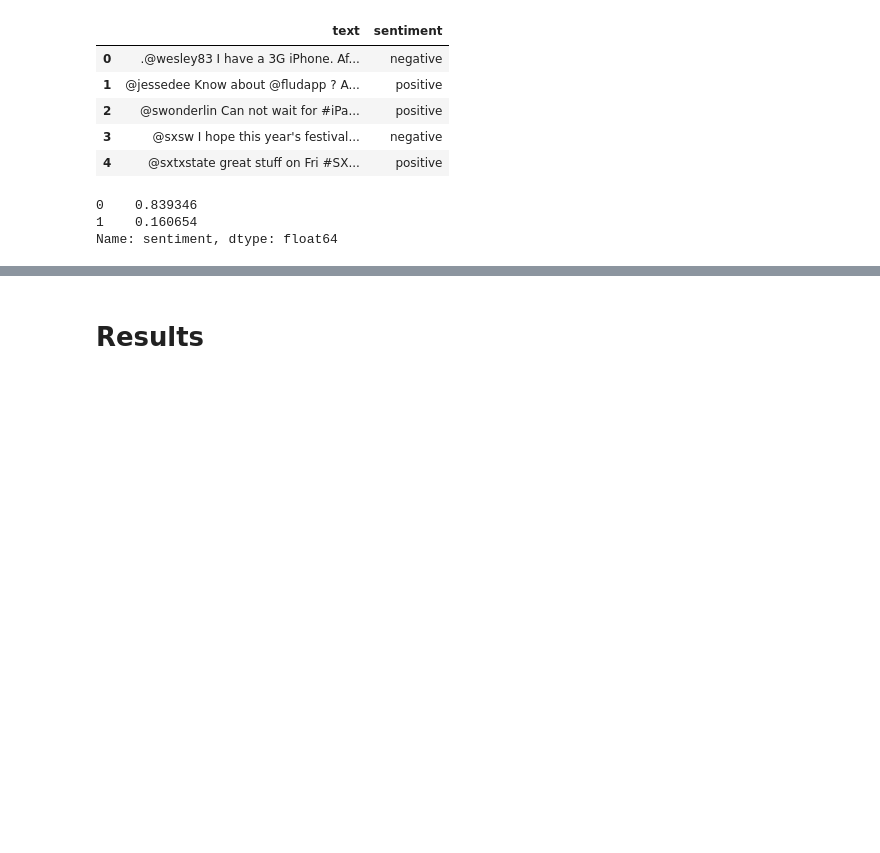
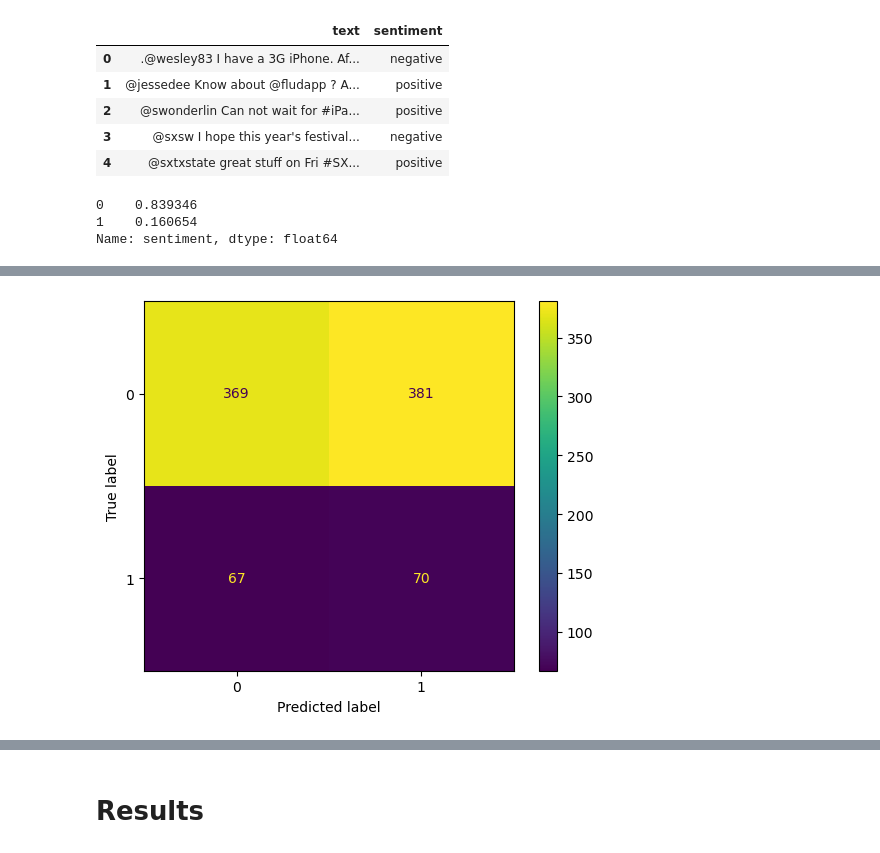
Before and after one commit to lalynjay/NLP_project, a Jupyter notebook: notebook.ipynb, the cells around one changed output, grey strips where cells are left out. Drawn from its saved outputs; the diff is of its cells as text; code cells hidden in the pictures; blank space fills up the shorter version.

```diff
--- a/notebook.ipynb
+++ b/notebook.ipynb
@@ -90,0 +115,7 @@ X_train, X_test, y_train, y_test = train_test_split(X, y, random_state = 42) # s
+# %%
+dummy = DummyClassifier(strategy='uniform', random_state=42)
+dummy.fit(cv_X_train, y_train)
+y_pred_dummy_sm = dummy.predict(cv_X_test)
+plot_confusion_matrix(estimator=dummy, X=cv_X_test, y_true=y_test);
+# %% [output]
+[figure, added]
```
Also changed, not shown: parts of 11 cells of this notebook.
